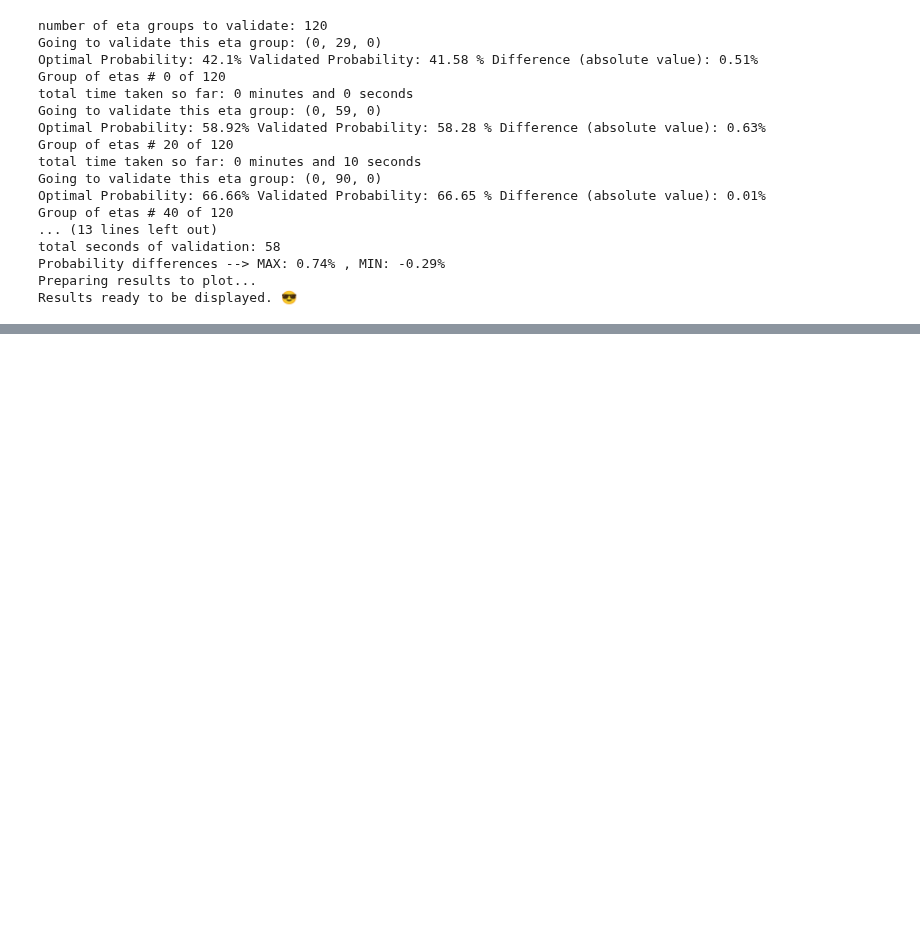
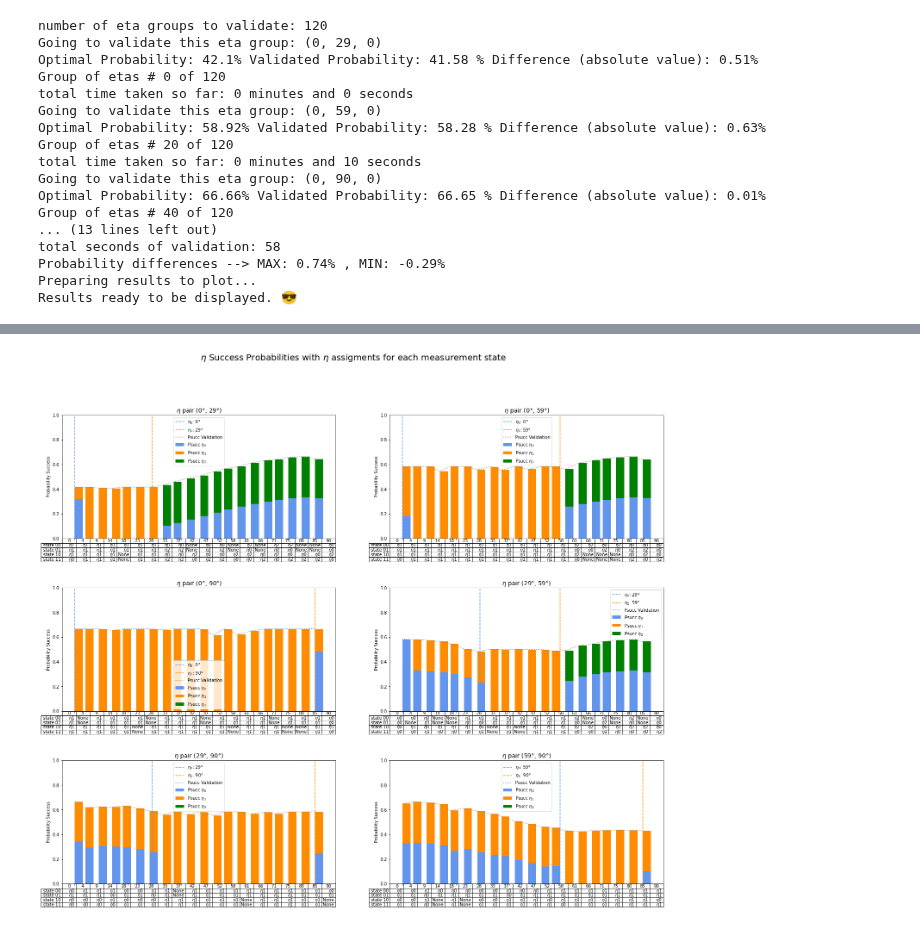
Before and after one commit to iamtxena/quantum-channel-discrimination, a Jupyter notebook: src/3-etas-results-analysis-validation.ipynb, the cells around one changed output, grey strips where cells are left out. Cells and saved outputs as stored; diff of their text form; code cells hidden in the pictures; blank space fills up the shorter version.

Commit message:
added plot with eta assignments

```diff
--- a/src/3-etas-results-analysis-validation.ipynb
+++ b/src/3-etas-results-analysis-validation.ipynb
@@ -91,0 +62,4 @@ plot_eta_assignments(validated_results.results_to_plot)
+# %%
+validated_results.plot_eta_assignments()
+# %% [output]
+[figure, added]
```
Also changed, not shown: parts of 12 cells of this notebook, 1 other file.
